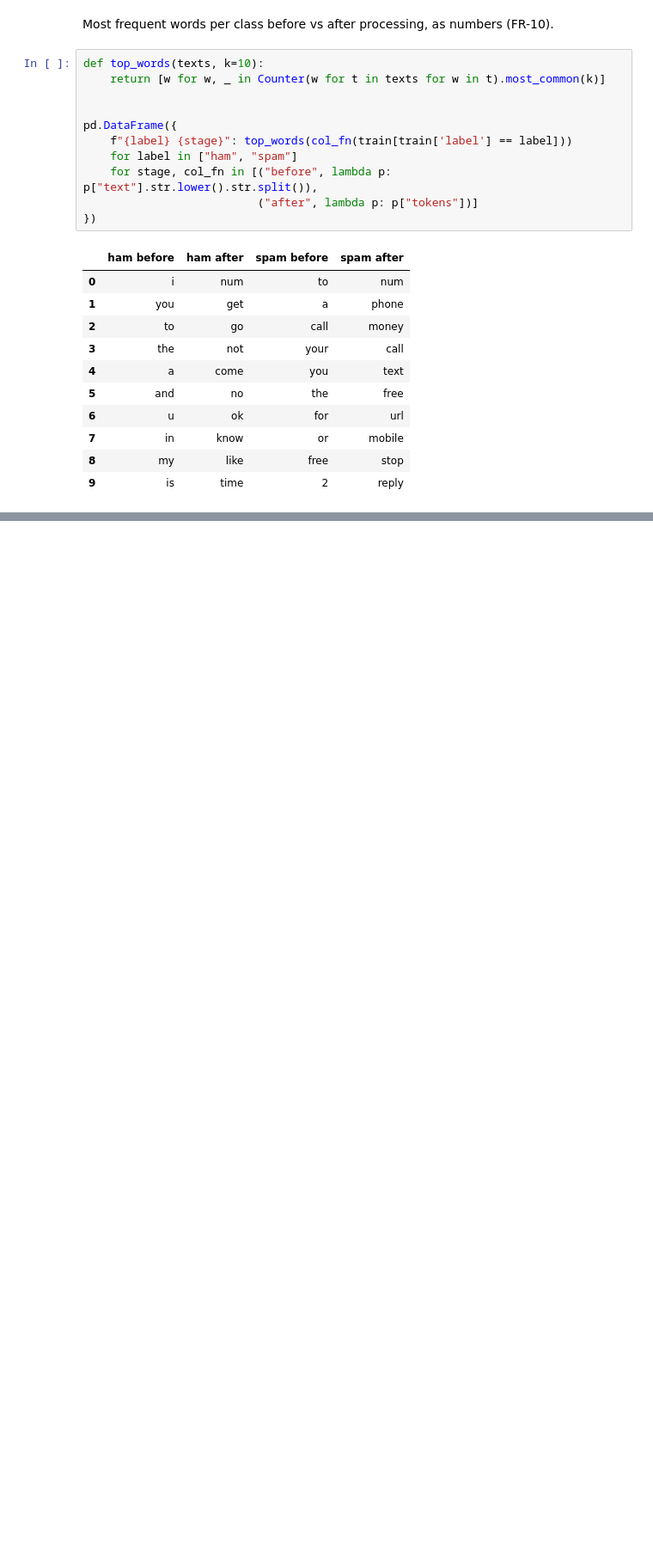
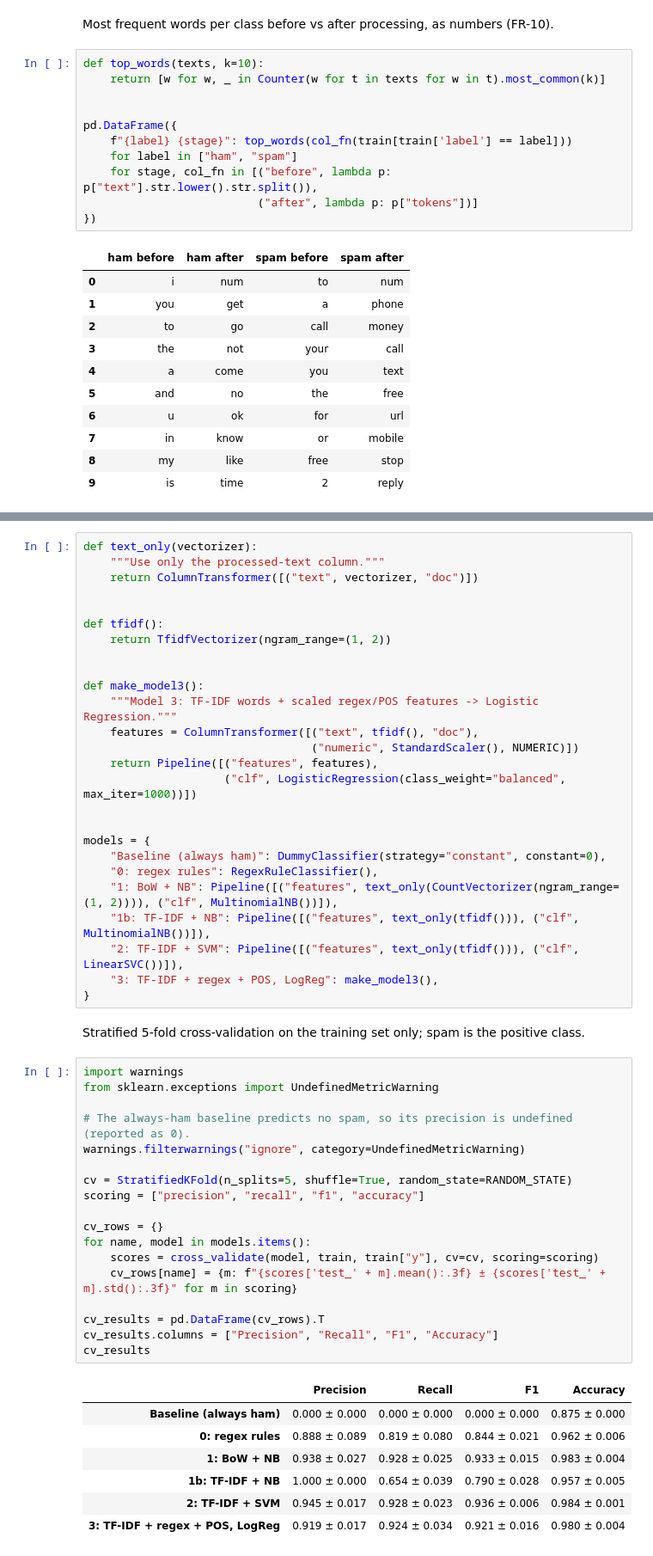
Before and after one commit to imadmurr/sms-spam-detector, a Jupyter notebook: sms_spam_detector.ipynb, the cells around one changed output, grey strips where cells are left out. Shown at 86% size. Cells and saved outputs as stored; diff of their text form; blank space fills up the shorter version.

Commit message:
Add models 0-3 with stratified 5-fold cross-validation (FR-11, FR-12)

```diff
--- a/sms_spam_detector.ipynb
+++ b/sms_spam_detector.ipynb
@@ -450,0 +489,54 @@ pd.DataFrame({
+# %%
+def text_only(vectorizer):
+    """Use only the processed-text column."""
+    return ColumnTransformer([("text", vectorizer, "doc")])
+
+
+def tfidf():
+    return TfidfVectorizer(ngram_range=(1, 2))
+
+
+def make_model3():
+    """Model 3: TF-IDF words + scaled regex/POS features -> Logistic Regression."""
+    features = ColumnTransformer([("text", tfidf(), "doc"),
+                                  ("numeric", StandardScaler(), NUMERIC)])
+    return Pipeline([("features", features),
+                     ("clf", LogisticRegression(class_weight="balanced", max_iter=1000))])
+
+
+models = {
+    "Baseline (always ham)": DummyClassifier(strategy="constant", constant=0),
+    "0: regex rules": RegexRuleClassifier(),
+    "1: BoW + NB": Pipeline([("features", text_only(CountVectorizer(ngram_range=(1, 2)))), ("clf", MultinomialNB())]),
+    "1b: TF-IDF + NB": Pipeline([("features", text_only(tfidf())), ("clf", MultinomialNB())]),
+    "2: TF-IDF + SVM": Pipeline([("features", text_only(tfidf())), ("clf", LinearSVC())]),
+    "3: TF-IDF + regex + POS, LogReg": make_model3(),
+}
+# %% [markdown]
+Stratified 5-fold cross-validation on the training set only; spam is the positive class.
+# %%
+import warnings
+from sklearn.exceptions import UndefinedMetricWarning
+
+# The always-ham baseline predicts no spam, so its precision is undefined (reported as 0).
+warnings.filterwarnings("ignore", category=UndefinedMetricWarning)
+
+cv = StratifiedKFold(n_splits=5, shuffle=True, random_state=RANDOM_STATE)
+scoring = ["precision", "recall", "f1", "accuracy"]
+
+cv_rows = {}
+for name, model in models.items():
+    scores = cross_validate(model, train, train["y"], cv=cv, scoring=scoring)
+    cv_rows[name] = {m: f"{scores['test_' + m].mean():.3f} ± {scores['test_' + m].std():.3f}" for m in scoring}
+
+cv_results = pd.DataFrame(cv_rows).T
+cv_results.columns = ["Precision", "Recall", "F1", "Accuracy"]
+cv_results
+# %% [output]
+|  | Precision | Recall | F1 | Accuracy |
+| Baseline (always ham) | 0.000 ± 0.000 | 0.000 ± 0.000 | 0.000 ± 0.000 | 0.875 ± 0.000 |
+| 0: regex rules | 0.888 ± 0.089 | 0.819 ± 0.080 | 0.844 ± 0.021 | 0.962 ± 0.006 |
+| 1: BoW + NB | 0.938 ± 0.027 | 0.928 ± 0.025 | 0.933 ± 0.015 | 0.983 ± 0.004 |
+| 1b: TF-IDF + NB | 1.000 ± 0.000 | 0.654 ± 0.039 | 0.790 ± 0.028 | 0.957 ± 0.005 |
+| 2: TF-IDF + SVM | 0.945 ± 0.017 | 0.928 ± 0.023 | 0.936 ± 0.006 | 0.984 ± 0.001 |
+| 3: TF-IDF + regex + POS, LogReg | 0.919 ± 0.017 | 0.924 ± 0.034 | 0.921 ± 0.016 | 0.980 ± 0.004 |
```
Also changed, not shown: parts of 7 cells of this notebook.
